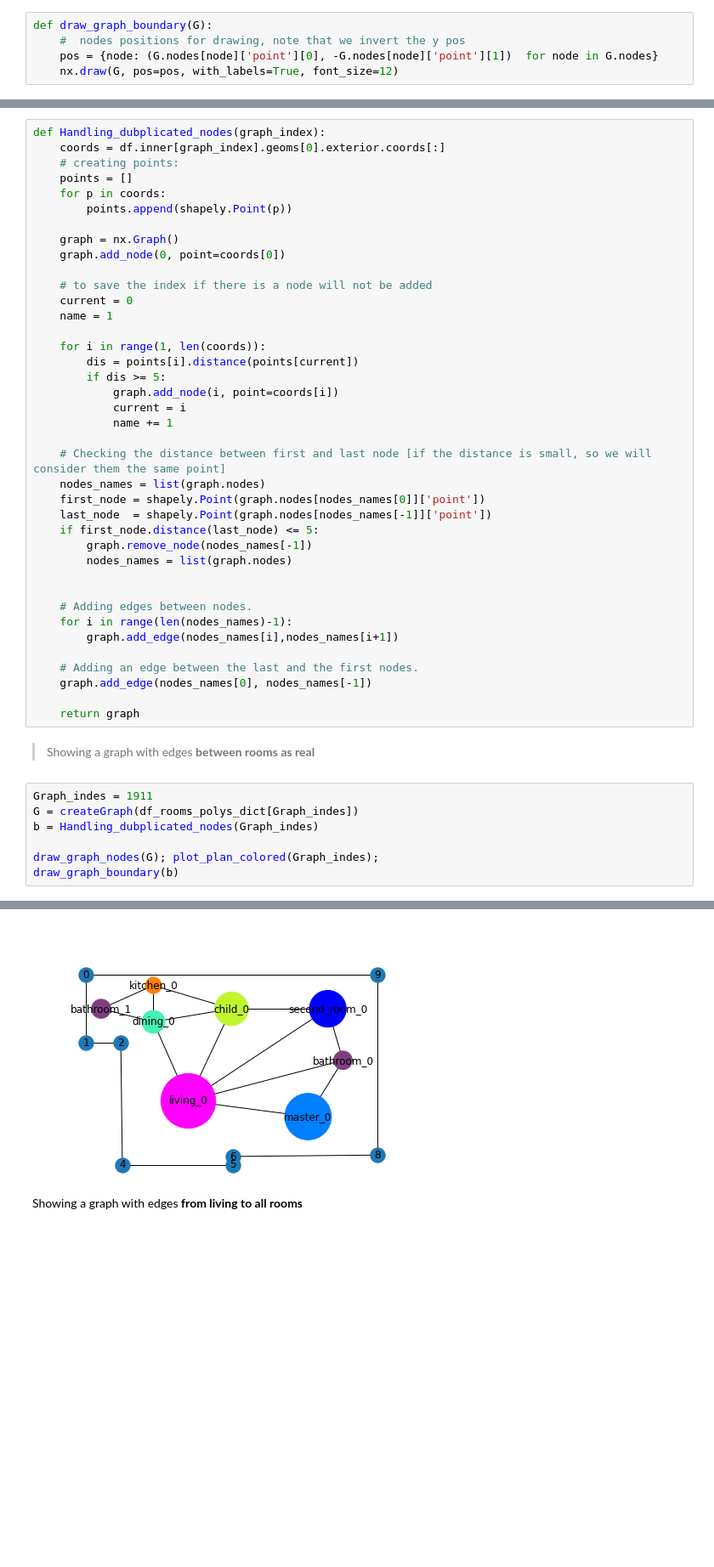
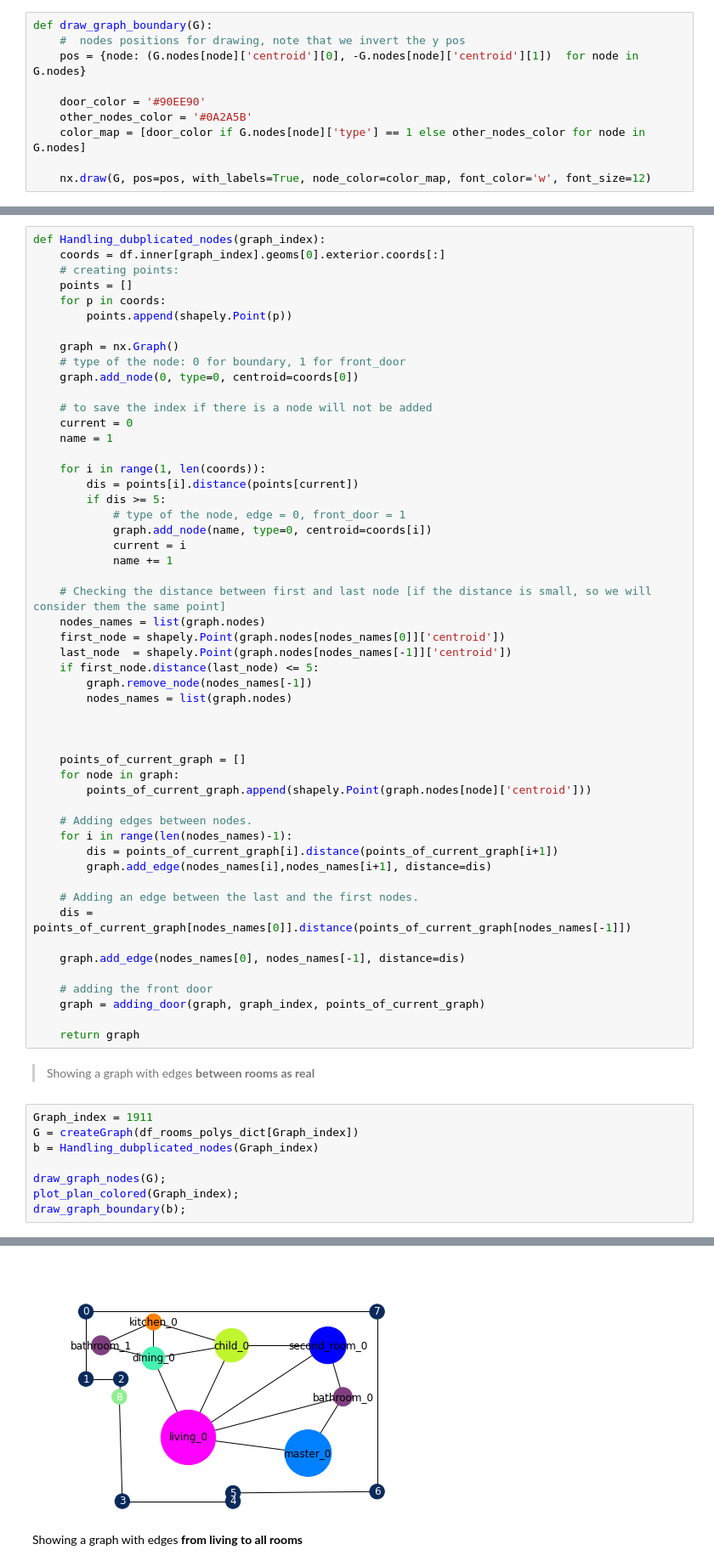
Before and after one commit to mo7amed7assan1911/Floor_Plan_Generation_using_GNNs, a Jupyter notebook: Creating_Dataset/generating-graphs.ipynb, the cells around one changed output, grey strips where cells are left out. Shown at 85% size. Saved outputs shown, nothing was run; the diff lists cells and outputs as text; blank space fills up the shorter version.

Commit message:
adding doors to the boundaries

```diff
--- a/Creating_Dataset/generating-graphs.ipynb
+++ b/Creating_Dataset/generating-graphs.ipynb
@@ -700,8 +703,13 @@ def draw_graph_nodes(G, living_to_all=False):
 # %%
 def draw_graph_boundary(G):
     #  nodes positions for drawing, note that we invert the y pos
-    pos = {node: (G.nodes[node]['point'][0], -G.nodes[node]['point'][1])  for node in G.nodes}
-    nx.draw(G, pos=pos, with_labels=True, font_size=12)
+    pos = {node: (G.nodes[node]['centroid'][0], -G.nodes[node]['centroid'][1])  for node in G.nodes}
+
+    door_color = '#90EE90'
+    other_nodes_color = '#0A2A5B'
+    color_map = [door_color if G.nodes[node]['type'] == 1 else other_nodes_color for node in G.nodes]
+
+    nx.draw(G, pos=pos, with_labels=True, node_color=color_map, font_color='w', font_size=12)
 # %% [markdown]
 > Handling existing nodes in the same place.
 >
@@ -783,7 +846,8 @@ def Handling_dubplicated_nodes(graph_index):
         points.append(shapely.Point(p))
 
     graph = nx.Graph()
-    graph.add_node(0, point=coords[0])
+    # type of the node: 0 for boundary, 1 for front_door
+    graph.add_node(0, type=0, centroid=coords[0])
 
     # to save the index if there is a node will not be added
     current = 0
@@ -792,39 +856,52 @@ def Handling_dubplicated_nodes(graph_index):
     for i in range(1, len(coords)):
         dis = points[i].distance(points[current])
         if dis >= 5:
-            graph.add_node(i, point=coords[i])
+            # type of the node, edge = 0, front_door = 1
+            graph.add_node(name, type=0, centroid=coords[i])
             current = i
             name += 1
 
     # Checking the distance between first and last node [if the distance is small, so we will consider them the same point]
     nodes_names = list(graph.nodes)
-    first_node = shapely.Point(graph.nodes[nodes_names[0]]['point'])
-    last_node  = shapely.Point(graph.nodes[nodes_names[-1]]['point'])
+    first_node = shapely.Point(graph.nodes[nodes_names[0]]['centroid'])
+    last_node  = shapely.Point(graph.nodes[nodes_names[-1]]['centroid'])
     if first_node.distance(last_node) <= 5:
         graph.remove_node(nodes_names[-1])
         nodes_names = list(graph.nodes)
 
 
+
+    points_of_current_graph = []
+    for node in graph:
+        points_of_current_graph.append(shapely.Point(graph.nodes[node]['centroid']))
+
     # Adding edges between nodes.
     for i in range(len(nodes_names)-1):
-        graph.add_edge(nodes_names[i],nodes_names[i+1])
+        dis = points_of_current_graph[i].distance(points_of_current_graph[i+1])
+        graph.add_edge(nodes_names[i],nodes_names[i+1], distance=dis)
 
     # Adding an edge between the last and the first nodes.
-    graph.add_edge(nodes_names[0], nodes_names[-1])
+    dis = points_of_current_graph[nodes_names[0]].distance(points_of_current_graph[nodes_names[-1]])
+
+    graph.add_edge(nodes_names[0], nodes_names[-1], distance=dis)
+
+    # adding the front door
+    graph = adding_door(graph, graph_index, points_of_current_graph)
 
     return graph
 # %% [markdown]
 > Showing a graph with edges **between rooms as real**
 # %%
-Graph_indes = 1911
-G = createGraph(df_rooms_polys_dict[Graph_indes])
-b = Handling_dubplicated_nodes(Graph_indes)
+Graph_index = 1911
+G = createGraph(df_rooms_polys_dict[Graph_index])
+b = Handling_dubplicated_nodes(Graph_index)
 
-draw_graph_nodes(G); plot_plan_colored(Graph_indes);
-draw_graph_boundary(b)
+draw_graph_nodes(G);
+plot_plan_colored(Graph_index);
+draw_graph_boundary(b);
 # %% [output]
 [figure]
-[figure, old version]
+[figure, new version]
 # %% [markdown]
 Showing a graph with edges **from living to all rooms**
 # %%
```
Also changed, not shown: parts of 7 cells of this notebook.
